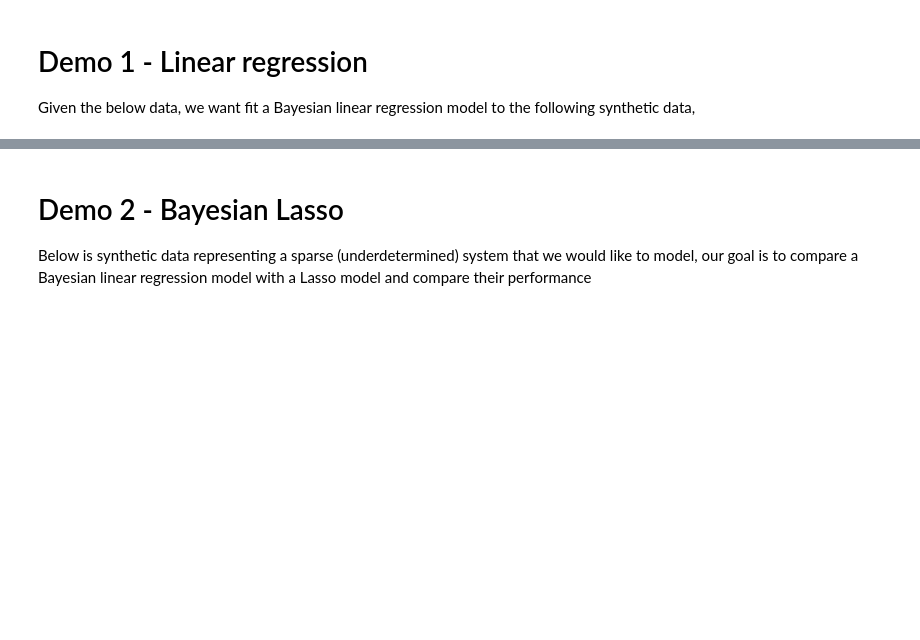
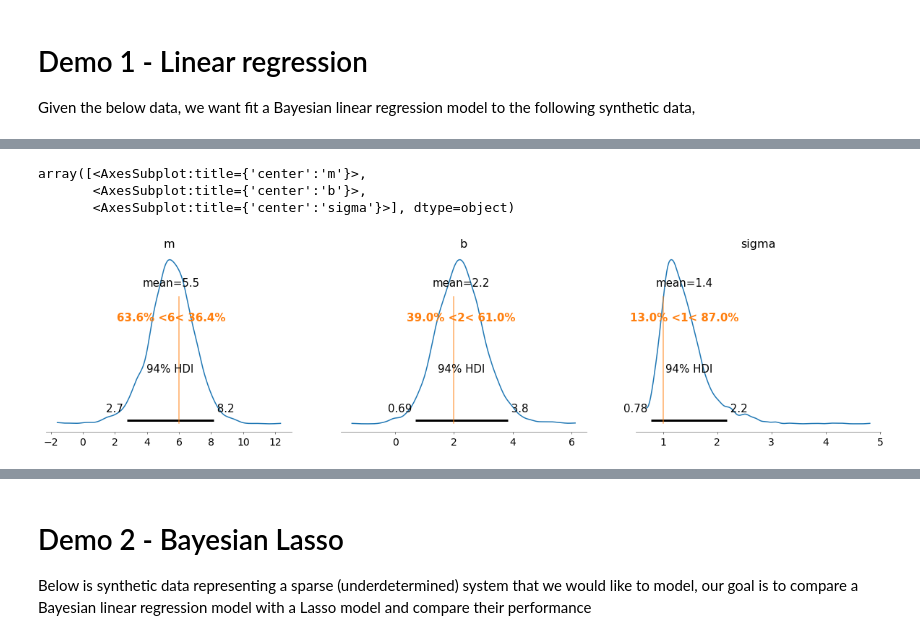
Before and after one commit to Sta663-Sp22/exercises, a Jupyter notebook: class_2022_03_16.ipynb, the cells around one changed output, grey strips where cells are left out. Cells and saved outputs as stored; diff of their text form; code cells hidden in the pictures; blank space fills up the shorter version.

```diff
--- a/class_2022_03_16.ipynb
+++ b/class_2022_03_16.ipynb
@@ -19,0 +108,7 @@ y = m*x + b + np.random.randn(n)
+# %%
+az.plot_posterior(trace, ref_val=[6,2,1])
+# %% [output]
+array([<AxesSubplot:title={'center':'m'}>,
+       <AxesSubplot:title={'center':'b'}>,
+       <AxesSubplot:title={'center':'sigma'}>], dtype=object)
+[figure, added]
```
Also changed, not shown: parts of 24 cells of this notebook.
